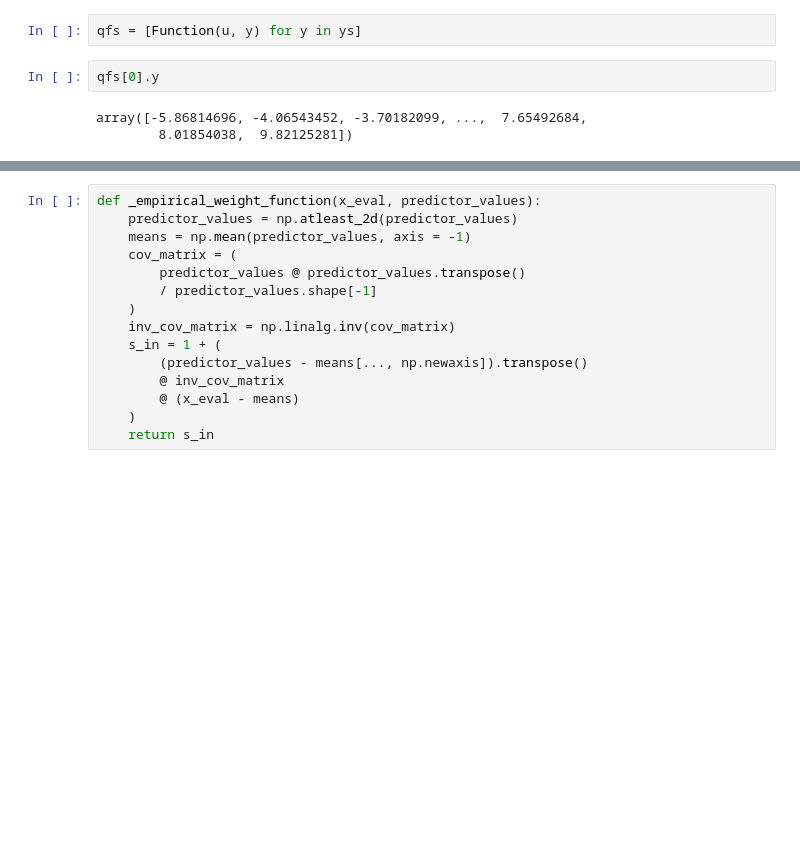
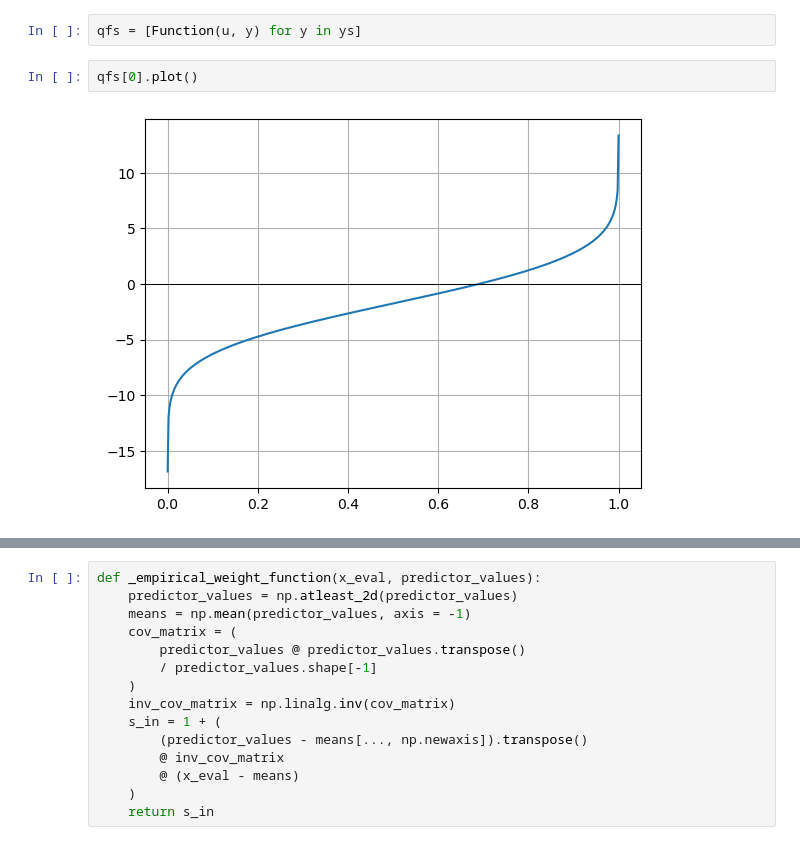
Before and after one commit to mirkimirk/thesis_frechet_fda, a Jupyter notebook: src/frechet_fda/simulation_and_frechet_method.ipynb, the cells around one changed output, grey strips where cells are left out. Drawn from its saved outputs; the diff is of its cells as text; blank space fills up the shorter version.

```diff
--- a/src/frechet_fda/simulation_and_frechet_method.ipynb
+++ b/src/frechet_fda/simulation_and_frechet_method.ipynb
@@ -52,10 +53,9 @@ ys.shape
 # %%
 qfs = [Function(u, y) for y in ys]
 # %%
-qfs[0].y
+qfs[0].plot()
 # %% [output]
-array([-5.86814696, -4.06543452, -3.70182099, ...,  7.65492684,
-        8.01854038,  9.82125281])
+[figure, added]
 # %%
 fig, ax = plt.subplots()
 for qf in qfs[:6]:
```
Also changed, not shown: parts of 11 cells of this notebook, 2 other files.
